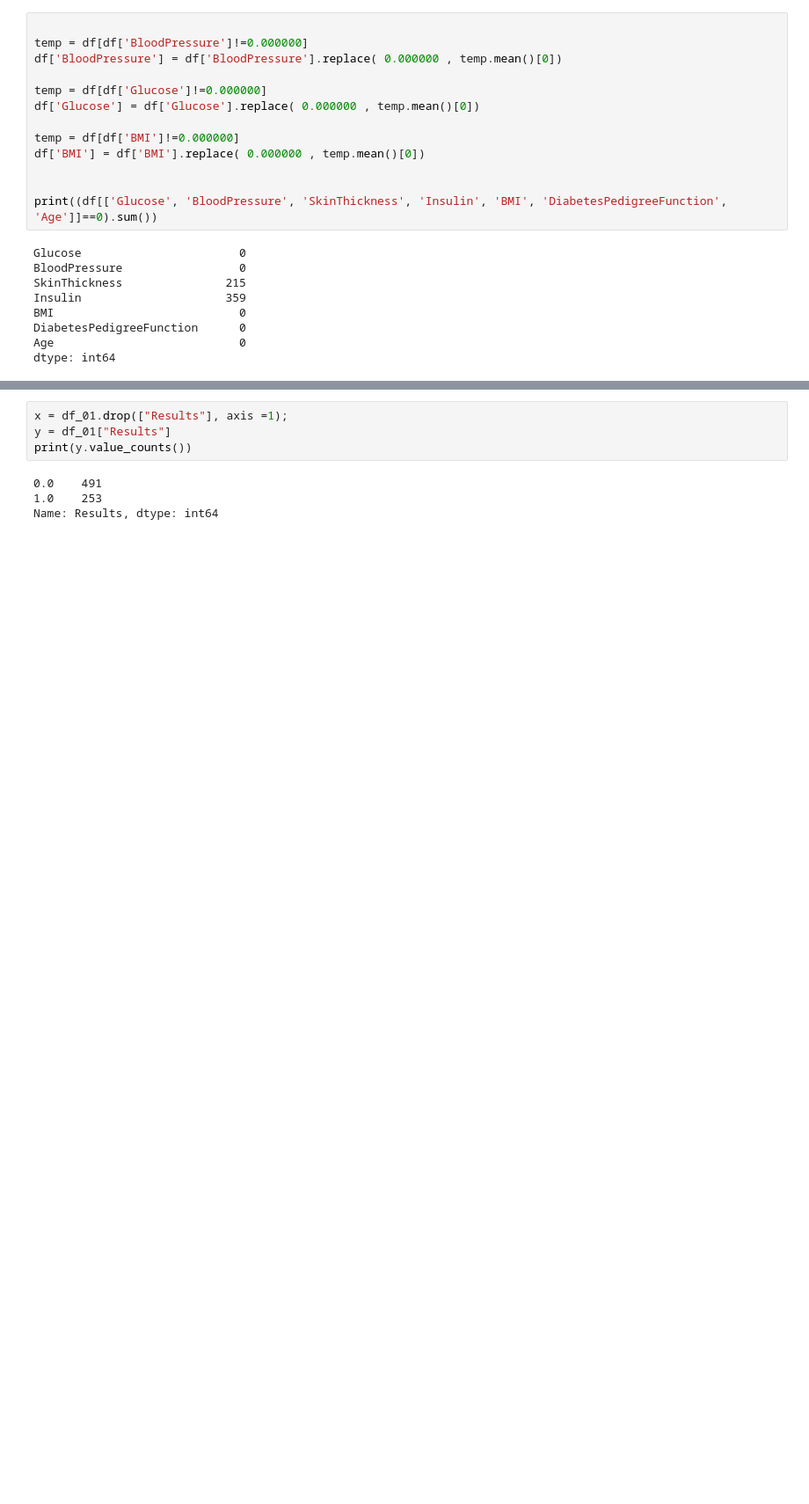
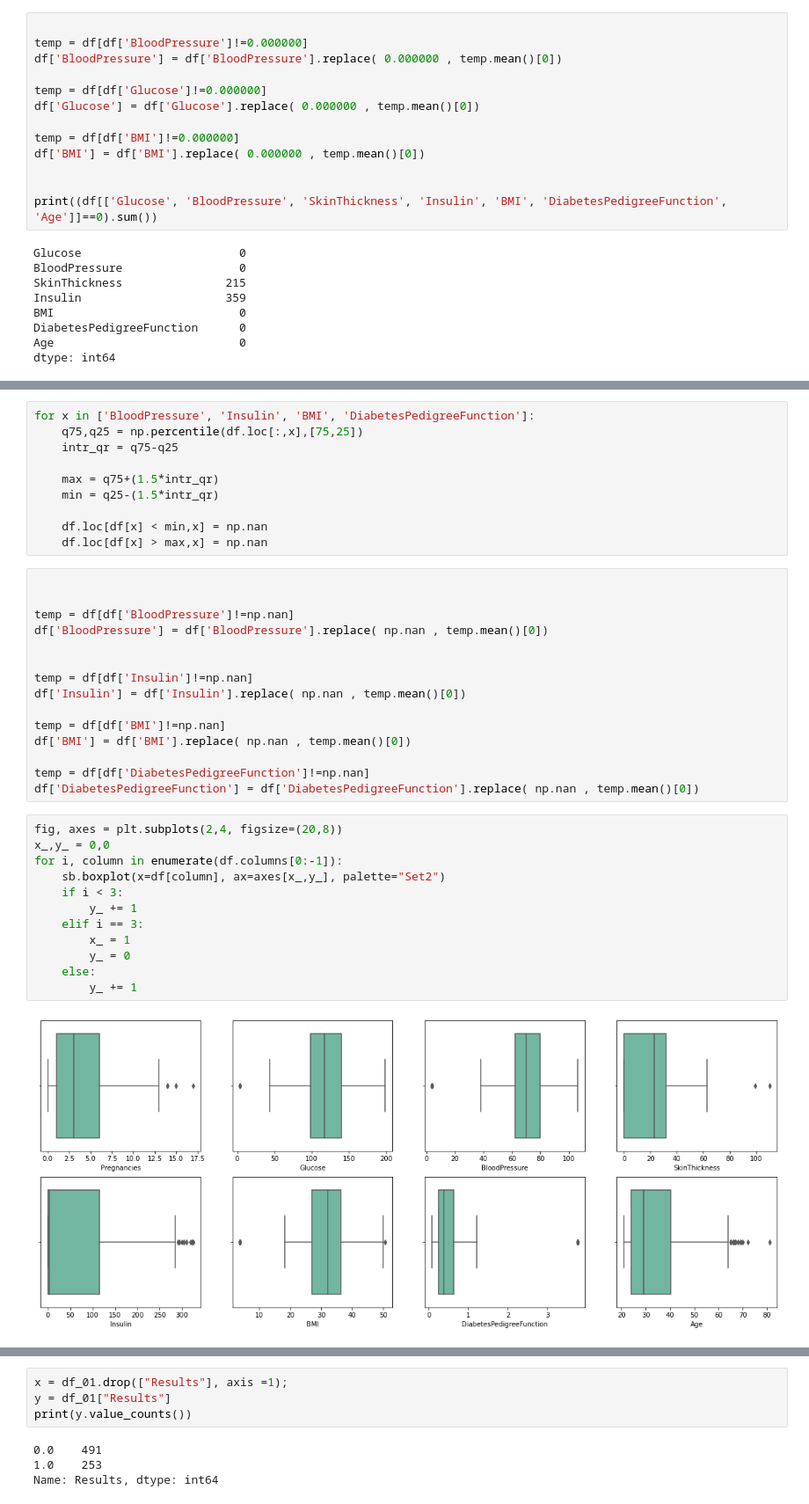
Before and after one commit to pradeepdharmasena/ML_models_Research, a Jupyter notebook: Diabetics_Clinical/models/model_01.ipynb, the cells around one changed output, grey strips where cells are left out. Shown at 88% size. Drawn from its saved outputs; the diff is of its cells as text; blank space fills up the shorter version.

```diff
--- a/Diabetics_Clinical/models/model_01.ipynb
+++ b/Diabetics_Clinical/models/model_01.ipynb
@@ -105,3 +142,42 @@ for i, column in enumerate(df.columns[1:-1]):
+# %%
+for x in ['BloodPressure', 'Insulin', 'BMI', 'DiabetesPedigreeFunction']:
+    q75,q25 = np.percentile(df.loc[:,x],[75,25])
+    intr_qr = q75-q25
+
+    max = q75+(1.5*intr_qr)
+    min = q25-(1.5*intr_qr)
+
+    df.loc[df[x] < min,x] = np.nan
+    df.loc[df[x] > max,x] = np.nan
+# %%
+
+
+temp = df[df['BloodPressure']!=np.nan]
+df['BloodPressure'] = df['BloodPressure'].replace( np.nan , temp.mean()[0])
+
+
+temp = df[df['Insulin']!=np.nan]
+df['Insulin'] = df['Insulin'].replace( np.nan , temp.mean()[0])
+
+temp = df[df['BMI']!=np.nan]
+df['BMI'] = df['BMI'].replace( np.nan , temp.mean()[0])
+
+temp = df[df['DiabetesPedigreeFunction']!=np.nan]
+df['DiabetesPedigreeFunction'] = df['DiabetesPedigreeFunction'].replace( np.nan , temp.mean()[0])
+# %%
+fig, axes = plt.subplots(2,4, figsize=(20,8))
+x_,y_ = 0,0
+for i, column in enumerate(df.columns[0:-1]):
+    sb.boxplot(x=df[column], ax=axes[x_,y_], palette="Set2")
+    if i < 3:
+        y_ += 1
+    elif i == 3:
+        x_ = 1
+        y_ = 0
+    else:
+        y_ += 1
+# %% [output]
+[figure, added]
 # %%
 cols = df.columns
 print(cols)
```
Also changed, not shown: parts of 14 cells of this notebook, 44 other files.
